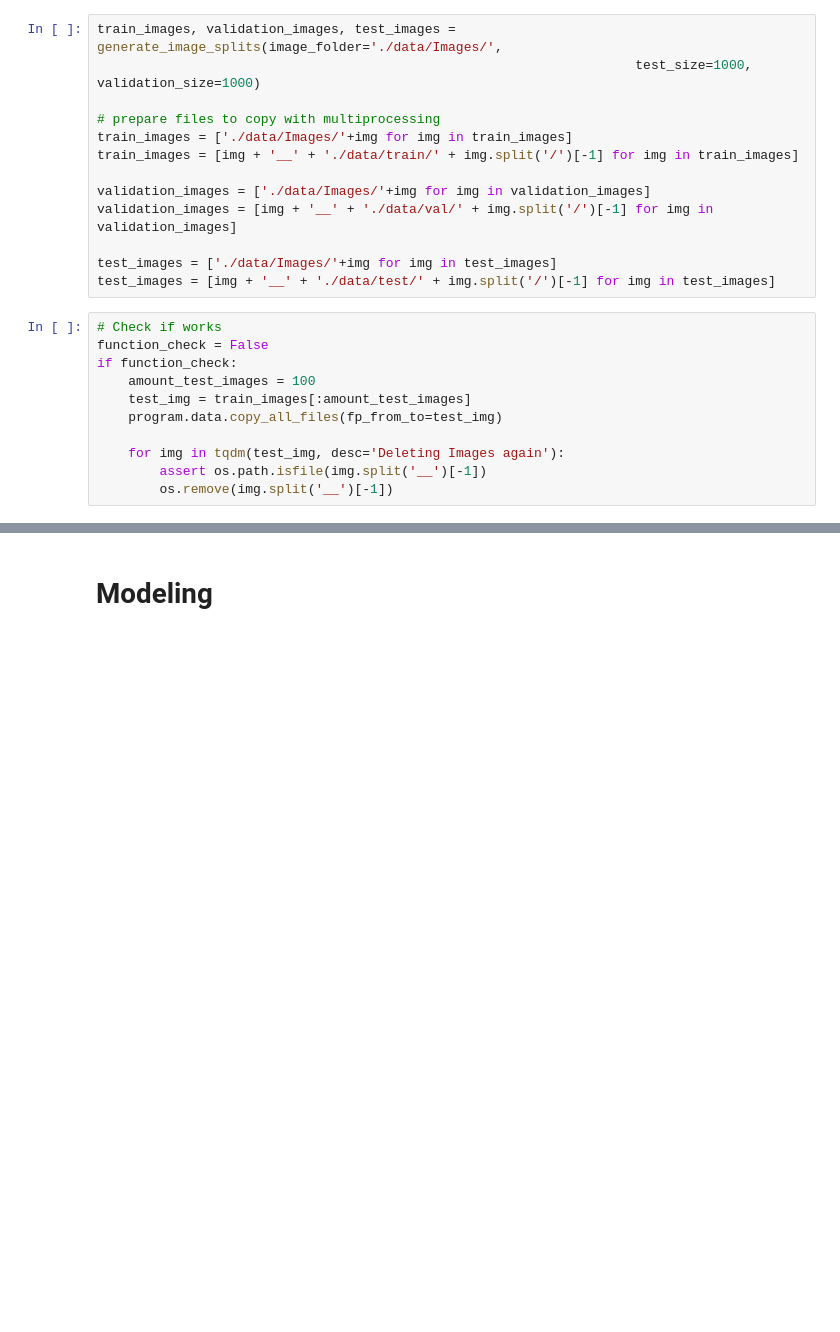
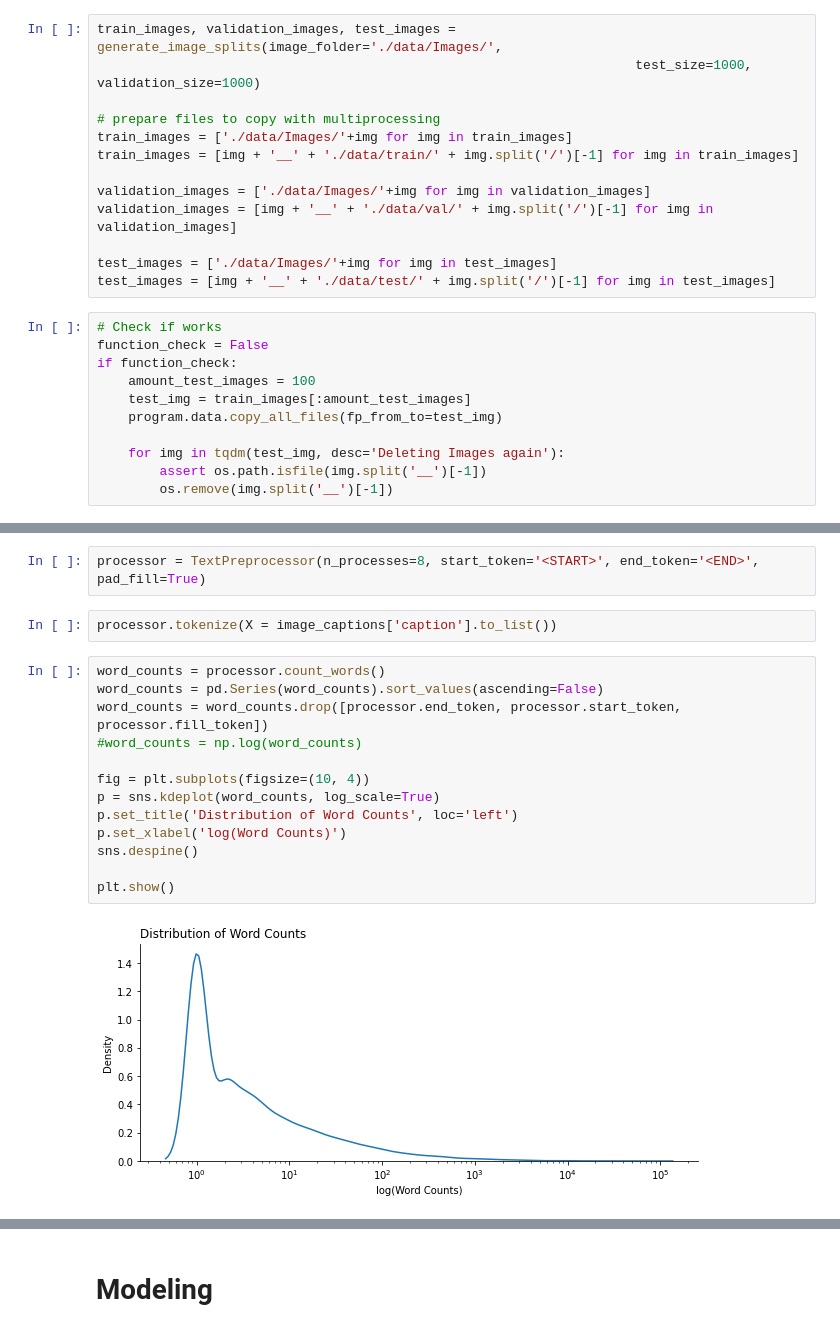
Before and after one commit to SimonStaehli/pytorch-image-captioning, a Jupyter notebook: del_mc2.ipynb, the cells around one changed output, grey strips where cells are left out. Saved outputs shown, nothing was run; the diff lists cells and outputs as text; blank space fills up the shorter version.

```diff
--- a/del_mc2.ipynb
+++ b/del_mc2.ipynb
@@ -112,0 +345,19 @@ if copy_filesiles:
+# %%
+processor = TextPreprocessor(n_processes=8, start_token='<START>', end_token='<END>', pad_fill=True)
+# %%
+processor.tokenize(X = image_captions['caption'].to_list())
+# %%
+word_counts = processor.count_words()
+word_counts = pd.Series(word_counts).sort_values(ascending=False)
+word_counts = word_counts.drop([processor.end_token, processor.start_token, processor.fill_token])
+#word_counts = np.log(word_counts)
+
+fig = plt.subplots(figsize=(10, 4))
+p = sns.kdeplot(word_counts, log_scale=True)
+p.set_title('Distribution of Word Counts', loc='left')
+p.set_xlabel('log(Word Counts)')
+sns.despine()
+
+plt.show()
+# %% [output]
+[figure, added]
```
Also changed, not shown: parts of 47 cells of this notebook.
